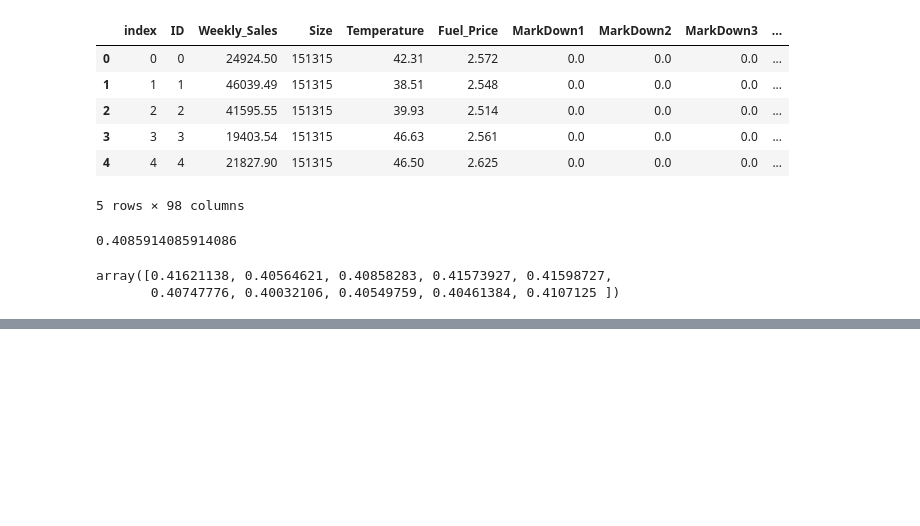
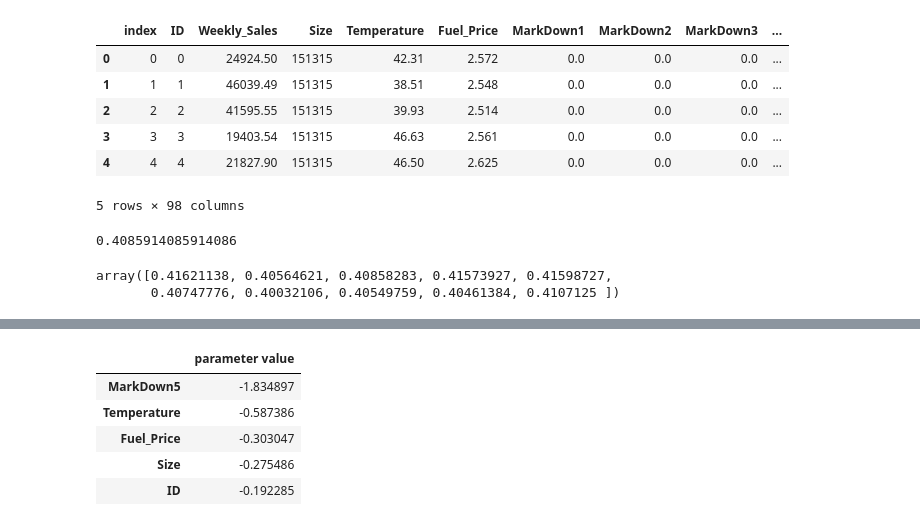
Before and after one commit to arentaylor/DBC_FinalProject, a Jupyter notebook: Classification.ipynb, the cells around one changed output, grey strips where cells are left out. Drawn from its saved outputs; the diff is of its cells as text; code cells hidden in the pictures; blank space fills up the shorter version.

```diff
--- a/Classification.ipynb
+++ b/Classification.ipynb
@@ -165,0 +189,9 @@ array([0.41621138, 0.40564621, 0.40858283, 0.41573927, 0.41598727,
+# %%
+feature_ranks.sort_values('parameter value', axis=1, ascending=True).T.head()
+# %% [output]
+|  | parameter value |
+| MarkDown5 | -1.834897 |
+| Temperature | -0.587386 |
+| Fuel_Price | -0.303047 |
+| Size | -0.275486 |
+| ID | -0.192285 |
```
Also changed, not shown: parts of 4 cells of this notebook.
